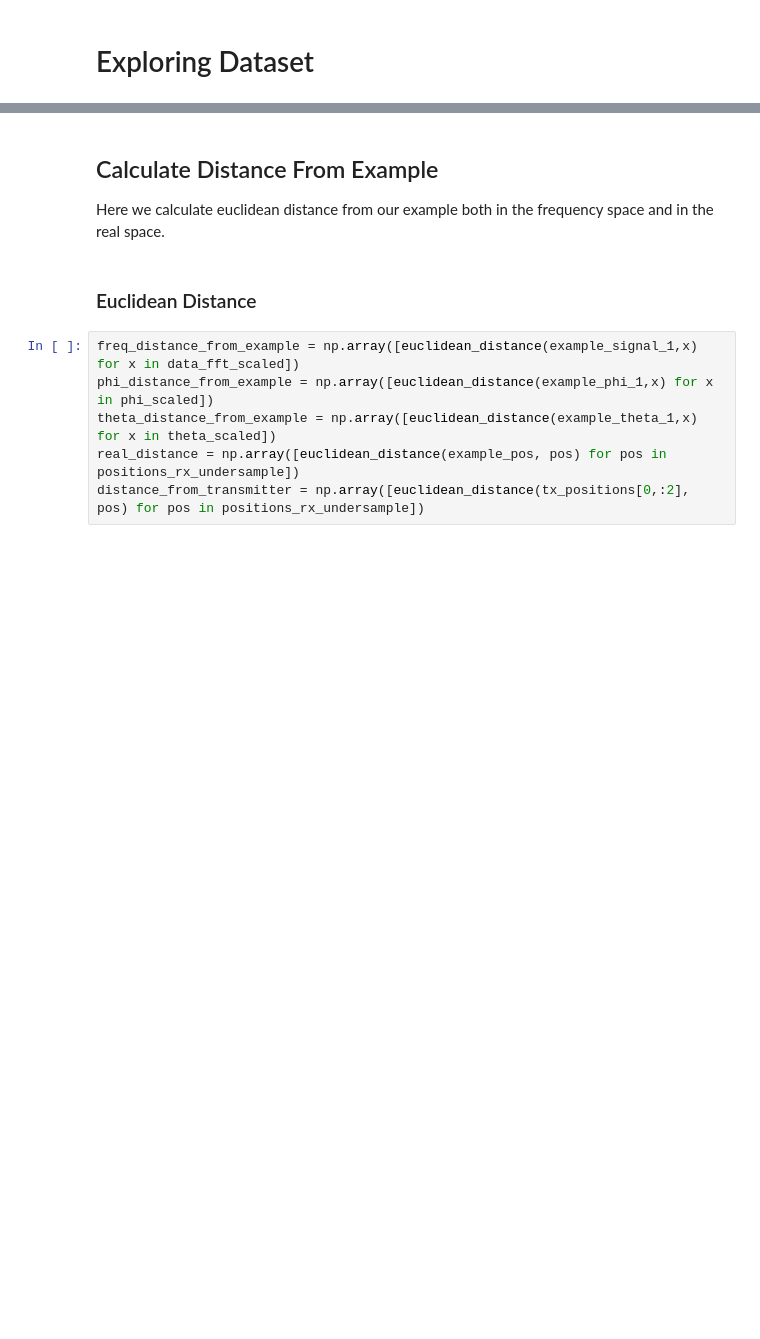
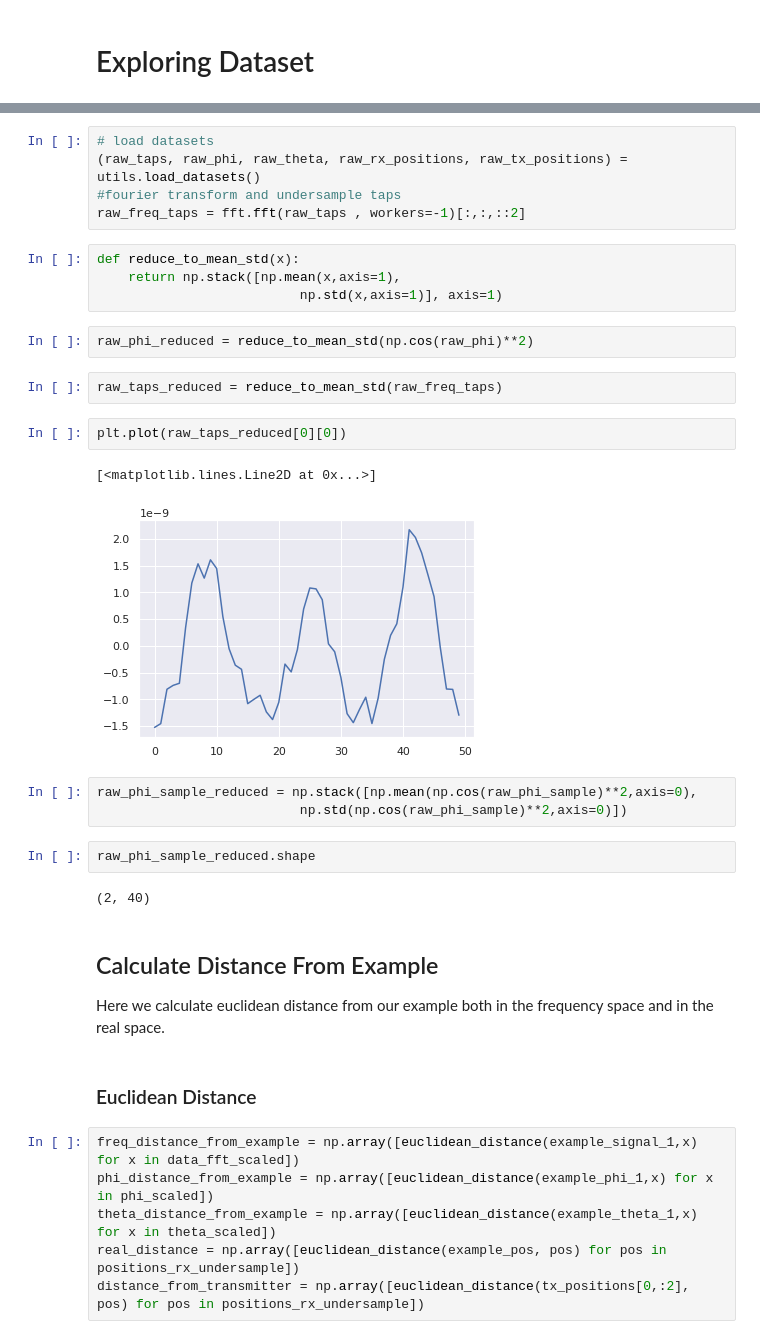
Before and after one commit to evangstav/Channel_Charting, a Jupyter notebook: notebooks/ExploringWithFFt.ipynb, the cells around one changed output, grey strips where cells are left out. Drawn from its saved outputs; the diff is of its cells as text; blank space fills up the shorter version.

```diff
--- a/notebooks/ExploringWithFFt.ipynb
+++ b/notebooks/ExploringWithFFt.ipynb
@@ -137,3 +36,28 @@ plt.legend(handles=legend_elements)
+# %%
+# load datasets
+(raw_taps, raw_phi, raw_theta, raw_rx_positions, raw_tx_positions) = utils.load_datasets()
+#fourier transform and undersample taps
+raw_freq_taps = fft.fft(raw_taps , workers=-1)[:,:,::2]
+# %%
+def reduce_to_mean_std(x):
+    return np.stack([np.mean(x,axis=1),
+                          np.std(x,axis=1)], axis=1)
+# %%
+raw_phi_reduced = reduce_to_mean_std(np.cos(raw_phi)**2)
+# %%
+raw_taps_reduced = reduce_to_mean_std(raw_freq_taps)
+# %%
+plt.plot(raw_taps_reduced[0][0])
+# %% [output]
+[<matplotlib.lines.Line2D at 0x...>]
+[figure, added]
+# %%
+raw_phi_sample_reduced = np.stack([np.mean(np.cos(raw_phi_sample)**2,axis=0),
+                          np.std(np.cos(raw_phi_sample)**2,axis=0)])
+# %%
+raw_phi_sample_reduced.shape
+# %% [output]
+(2, 40)
 # %% [markdown]
 ## Calculate Distance From Example
 Here we calculate euclidean distance from our example both in the frequency space and in the real space.
```
Also changed, not shown: parts of 14 cells of this notebook, 17 other files.
